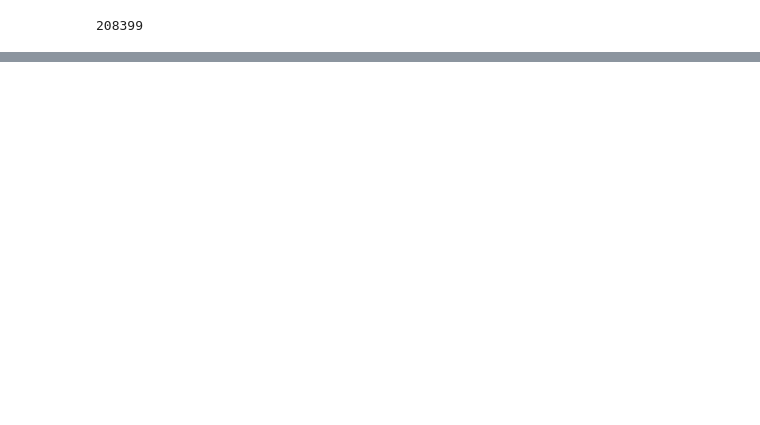
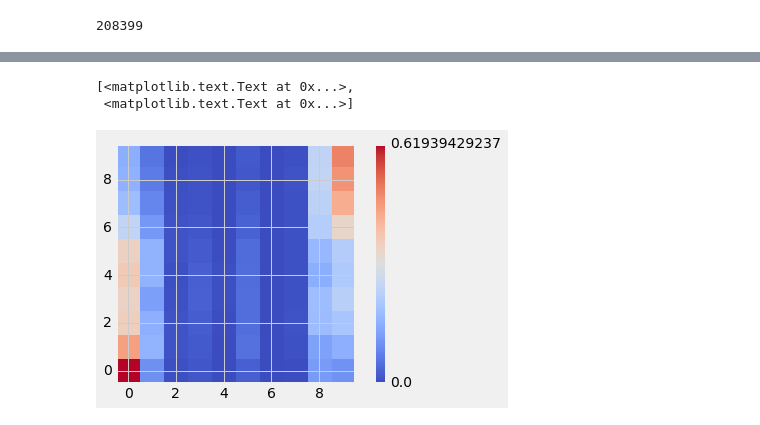
Before and after one commit to amartyashankha/6.867-HW-2016, a Jupyter notebook: project/feature_extractor/small_feature_playing.ipynb, the cells around one changed output, grey strips where cells are left out. Cells and saved outputs as stored; diff of their text form; code cells hidden in the pictures; blank space fills up the shorter version.

```diff
--- a/project/feature_extractor/small_feature_playing.ipynb
+++ b/project/feature_extractor/small_feature_playing.ipynb
@@ -51,3 +51,14 @@ labels = list(map(lambda x: x['year'], data))
 labels -= min(labels)
 labels = np.array(list(map(int, labels)))
 classes = list(map(lambda x: x//granularity, labels))
+# %%
+classes_to_data = {}
+for i,entry in enumerate(data):
+    cls = classes[i]
+    classes_to_data.setdefault(cls, []).append(entry)
+for cls in classes_to_data:
+    classes_to_data[cls] = np.random.permutation(classes_to_data[cls])
+min_len = min([len(x) for x in classes_to_data.values()])
+uniform_data = np.array([subdata[:min_len] for subdata in classes_to_data.values()]).flatten()
+data = uniform_data
+len(data)
@@ -92,0 +116,19 @@ print(*tmp, sep='\n')
+# %%
+clf = classifiers[0]
+clf.fit(X, classes)
+predicted = clf.predict(X)
+num_classes = len(set(classes))
+heatmap = [[0 for _ in range(num_classes)] for _ in range(num_classes)]
+for x,y in zip(classes, predicted):
+    heatmap[x][y] += 1.0/len(classes_to_data[x])
+
+fig, ax = plt.subplots()
+
+cax = ax.imshow(heatmap, origin='lower', interpolation='nearest', cmap=cm.coolwarm)
+
+cbar = fig.colorbar(cax, ticks=[np.min(heatmap), np.max(heatmap)])
+cbar.ax.set_yticklabels(map(lambda x: str(x), [np.min(heatmap), np.max(heatmap)]))
+# %% [output]
+[<matplotlib.text.Text at 0x...>,
+ <matplotlib.text.Text at 0x...>]
+[figure, added]
```
Also changed, not shown: parts of 9 cells of this notebook, 7 other files.
